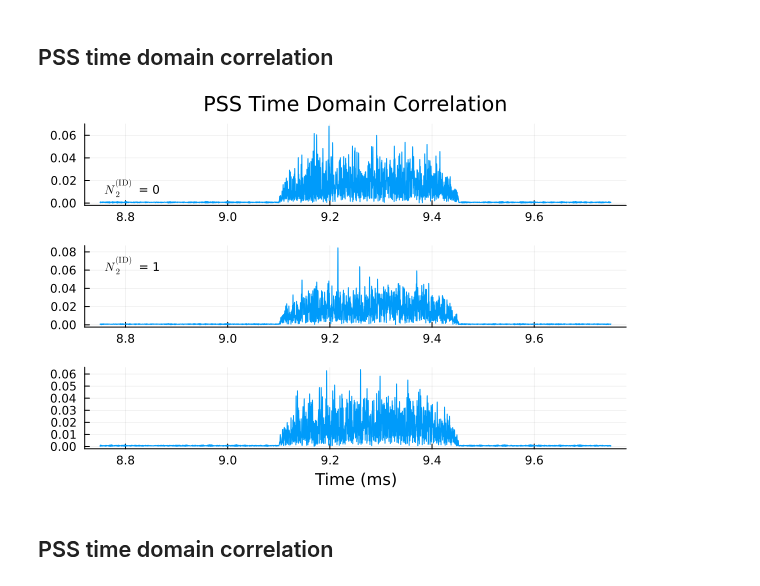
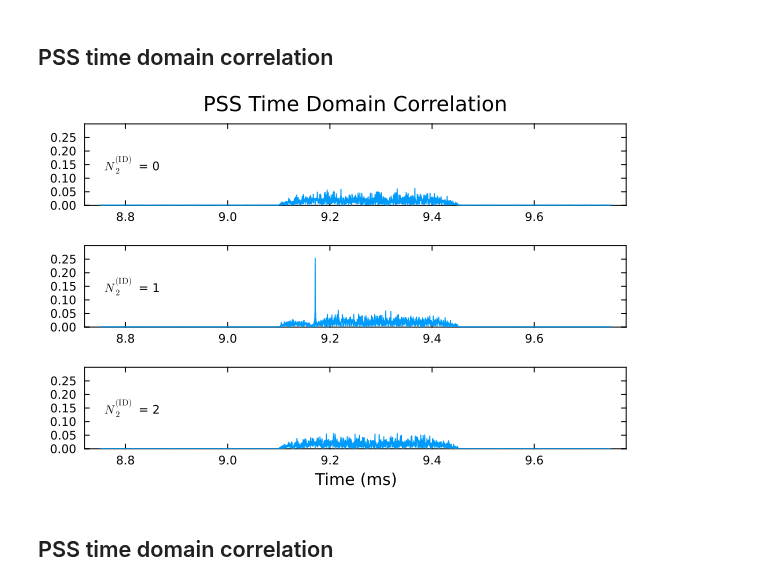
Before and after one commit to setrar/DigiCom, a Jupyter notebook: Labs/.trials/daniestevez/5G NR downlink.jl.ipynb, the cells around one changed output. Saved outputs shown, nothing was run; the diff lists cells and outputs as text; code cells hidden in the pictures.

```diff
--- a/Labs/.trials/daniestevez/5G NR downlink.jl.ipynb
+++ b/Labs/.trials/daniestevez/5G NR downlink.jl.ipynb
@@ -68,11 +62,11 @@ c_seq (generic function with 1 method)
 # %% [markdown]
 ## Poor man's Schmidl & Cox
 # %%
-cp_corr = zeros(ComplexF64, round(Int, 𝑓ₛ * 0.4e-3)); @show size(cp_corr);
-corr_start = round(Int, 9.05e-3 * 𝑓ₛ); @show corr_start;
+cp_corr = zeros(ComplexF64, round(Int, 𝑓ₛ * 0.4e-3)); # @show size(cp_corr);
+corr_start = round(Int, 9.05e-3 * 𝑓ₛ); # @show corr_start;
 for j in 1:length(cp_corr)
     y = x[corr_start + j:corr_start + j + Ncp + Tu - 1]
     cp_corr[j] = sum(y[1:Ncp] .* conj.(y[end-Ncp+1:end]))
 end
 
-t_corr = 1e3 * (collect(1:length(cp_corr)) .+ corr_start) / 𝑓ₛ; @show t_corr[1];
+t_corr = 1e3 * (collect(1:length(cp_corr)) .+ corr_start) / 𝑓ₛ; # @show t_corr[1];
@@ -264,20 +260,6 @@ function pss_sequence(nid2::Int)
     # map from {0,1} to {1,-1}
     return 1 .- 2 .* Float64.(x[((1:127) .+ 43 * nid2 .- 1) .% 127 .+ 1])
 
-    #=
-    Explanation:
-    1:127: This creates a range of indices from 1 to 127.
-    .+ 43 * nid2: This adds 43 * nid2 to each index in the range.
-    .- 1: This adjusts each resulting index by subtracting 1 to make the result zero-based temporarily
-          , which is needed for the modulus operation.
-    . % 127: The modulus operation is applied to each index to ensure they wrap around
-          within a 0 to 126 range (127 elements).
-    .+ 1: After the modulus operation, 1 is added back to each index
-          to convert them back to Julia’s 1-based indexing.
-    Julia> return 1 .- 2 .* Float64.(x[mod1.((1:127) .+ 43 * nid2, 127)])
-        can also be used to comply with one-based index issue when using % (mod) operator
-    =#
-
 end
 # %% [output]
 pss_sequence (generic function with 1 method)
@@ -298,41 +280,43 @@ angle(mean(pss_sym_demod_wipe))
 # %%
 # Initialize an empty array to store the plots
 plots = Plots.Plot[]
 
-for i in 1:3
-    nid2 = i - 2
-
+for nid2 in 0:2
 
     pss_re = zeros(ComplexF64, Tu)
-    pss_re[pss_sc_sel] .= pss_sequence(i)
-    pss_sym = ifft(fftshift(pss_re))
-
+    pss_re[pss_sc_sel] = pss_sequence(nid2)
+    pss_sym = ifft(fftshift(pss_re)); # @show pss_sym[1:10]
 
     pss_corr = zeros(ComplexF64, round(Int, 𝑓ₛ * 1e-3))
-    time_corr_start = round(Int, 8.75e-3 * 𝑓ₛ)
-
+    time_corr_start = round(Int, 8.75e-3 * 𝑓ₛ); # @show time_corr_start, size(pss_corr)
     for j in 1:length(pss_corr)
-        pss_corr[j] = sum(x[time_corr_start + j:end][1:Tu] .* conj.(reverse(pss_sym)))
+        pss_corr[j] = sum( x[time_corr_start + j:end][1:Tu] .* conj(pss_sym) )
     end
 
-    tcorr = 1e3 *  (time_corr_start .+ collect(1:length(pss_corr))) / 𝑓ₛ; # @show tcorr, size(tcorr);
-    plotₓ = plot(tcorr, abs.(pss_corr), label="")
-    if i == 1
+    # Displaying in ms
+    # 1e3 *  (time_corr_start .+ (0:6780 - 1)) / fs => 8.75:0.00013020833333333333:9.632682291666667
+    # Starting from 0 to length(pss_corr)
+    tcorr = 1e3 *  (time_corr_start .+ (0:length(pss_corr) - 1)) / 𝑓ₛ; # @show tcorr[1:10], size(tcorr);
+    plotₓ = plot(tcorr, abs.(pss_corr)
+                , label=""
+                , ylims=(0.0,0.3)
+                , framestyle=:box
+            ); # @show pss_corr[1:10];
+    if nid2 == 0
         title!(plotₓ, "PSS Time Domain Correlation")
-    end
-    if i == 3
+    elseif nid2 == 2
         xlabel!(plotₓ, "Time (ms)")
     end
 
     annotate!(plotₓ, tcorr[div(end, 16)], 0.15, text("\$N^{{\\mathrm{{(ID)}}}}_2\$ = $nid2", 8))
     push!(plots, plotₓ)
 
 end
 
 # Display the plots with a specific layout
-plot(plots..., layout=(3, 1), legend=true)
+plot(plots..., layout=(3, 1), legend=true, grid=:false)
 # %% [output]
-[figure, old version]
+[figure, new version]
 # %% [markdown]
 ## PSS time domain correlation
 # %%
```
Also changed, not shown: parts of 15 cells of this notebook, 1 other file.
